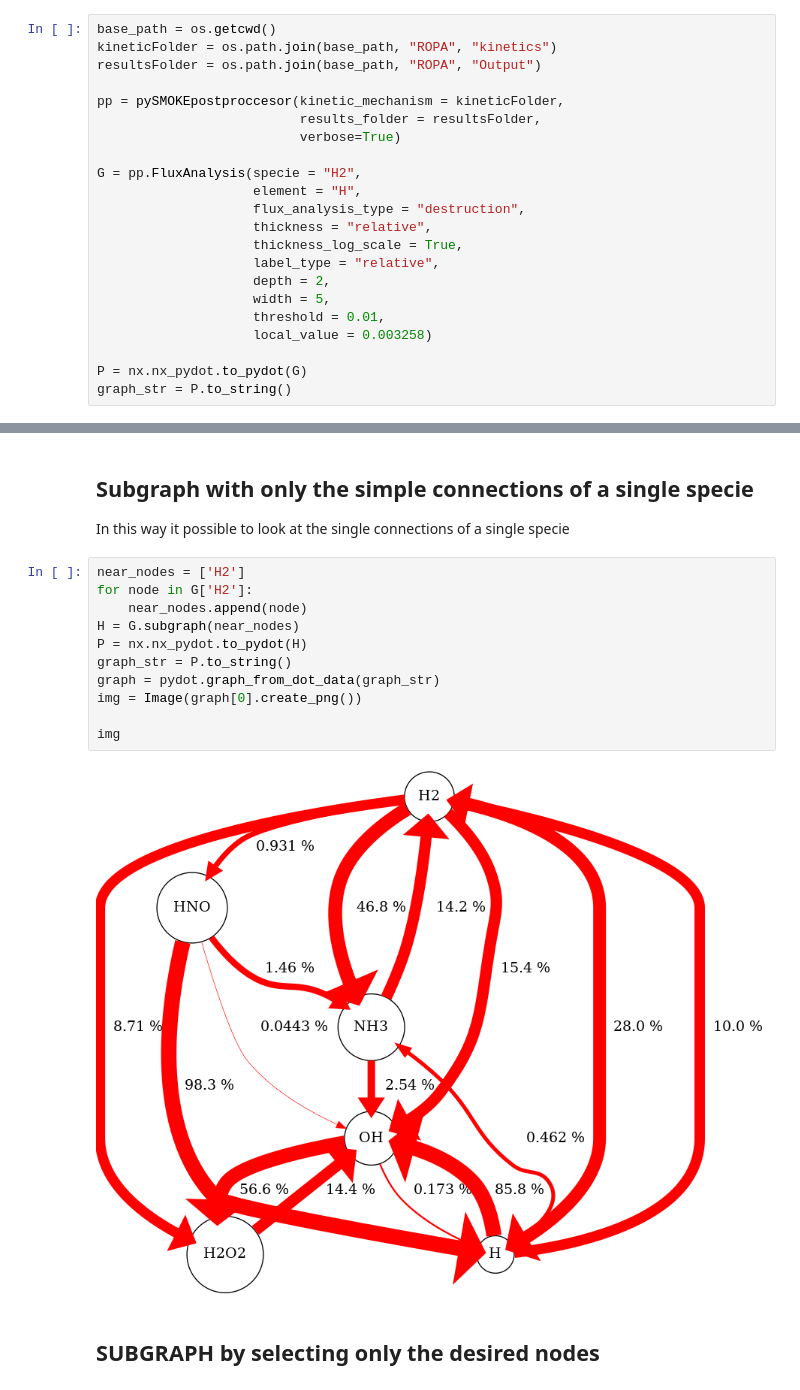
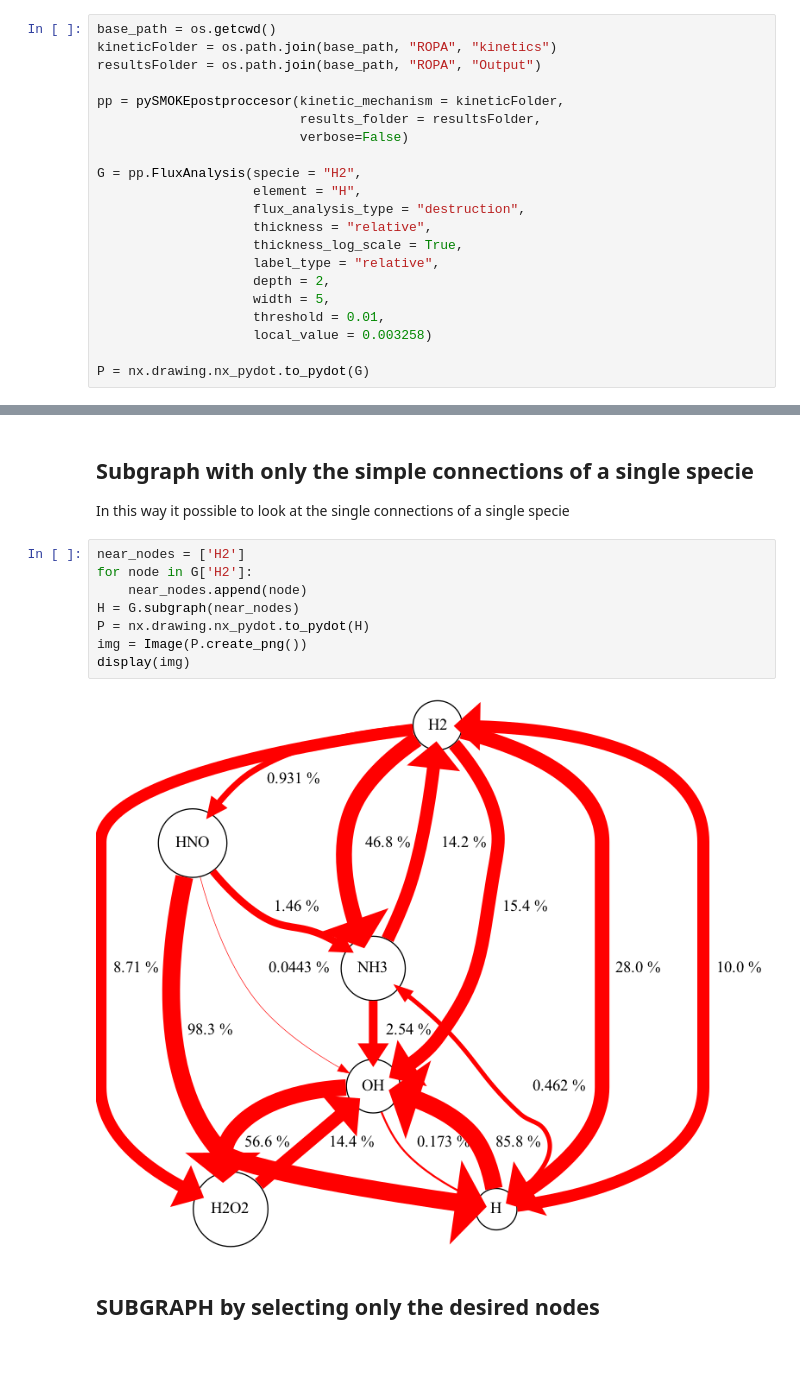
Before and after one commit to tdinelli/pySMOKEPostProcessor, a Jupyter notebook: examples/FluxAnalysis-01.ipynb, the cells around one changed output, grey strips where cells are left out. Cells and saved outputs as stored; diff of their text form; blank space fills up the shorter version.

```diff
--- a/examples/FluxAnalysis-01.ipynb
+++ b/examples/FluxAnalysis-01.ipynb
@@ -36,7 +36,7 @@ resultsFolder = os.path.join(base_path, "ROPA", "Output")
 
 pp = pySMOKEpostproccesor(kinetic_mechanism = kineticFolder,
                           results_folder = resultsFolder,
-                          verbose=True)
+                          verbose=False)
 
 G = pp.FluxAnalysis(specie = "H2",
                     element = "H",
@@ -49,5 +49,4 @@ G = pp.FluxAnalysis(specie = "H2",
                     threshold = 0.01,
                     local_value = 0.003258)
 
-P = nx.nx_pydot.to_pydot(G)
-graph_str = P.to_string()
+P = nx.drawing.nx_pydot.to_pydot(G)
@@ -72,16 +62,13 @@ In this way it possible to look at the single connections of a single specie
 # %%
 near_nodes = ['H2']
 for node in G['H2']:
     near_nodes.append(node)
 H = G.subgraph(near_nodes)
-P = nx.nx_pydot.to_pydot(H)
-graph_str = P.to_string()
-graph = pydot.graph_from_dot_data(graph_str)
-img = Image(graph[0].create_png())
-
-img
+P = nx.drawing.nx_pydot.to_pydot(H)
+img = Image(P.create_png())
+display(img)
 # %% [output]
-[figure, old version]
+[figure, new version]
 # %% [markdown]
 ## SUBGRAPH by selecting only the desired nodes
 # %%
```
Also changed, not shown: parts of 6 cells of this notebook.
